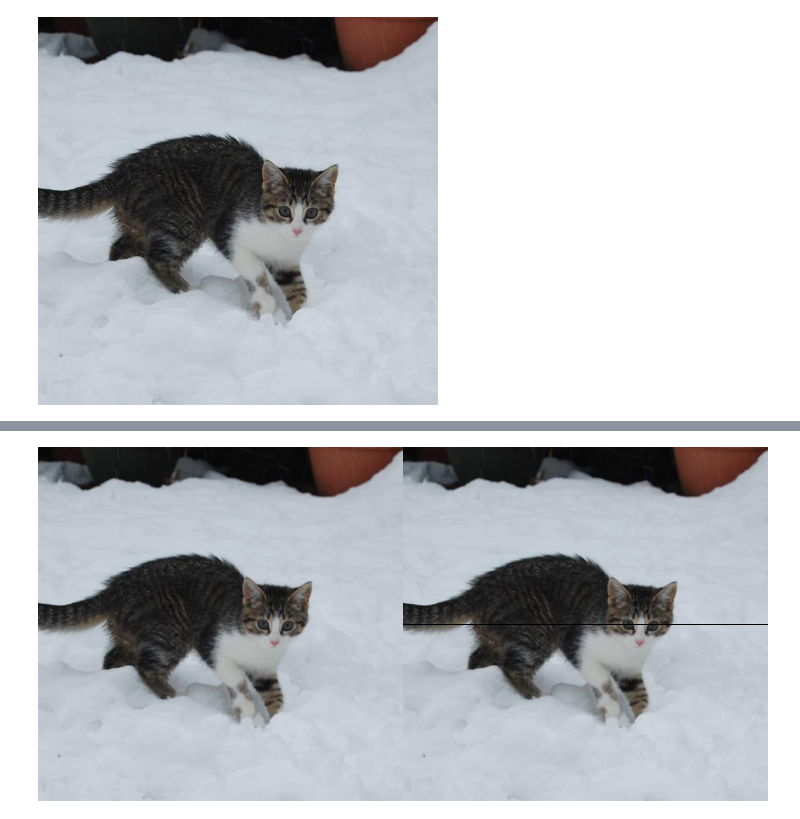
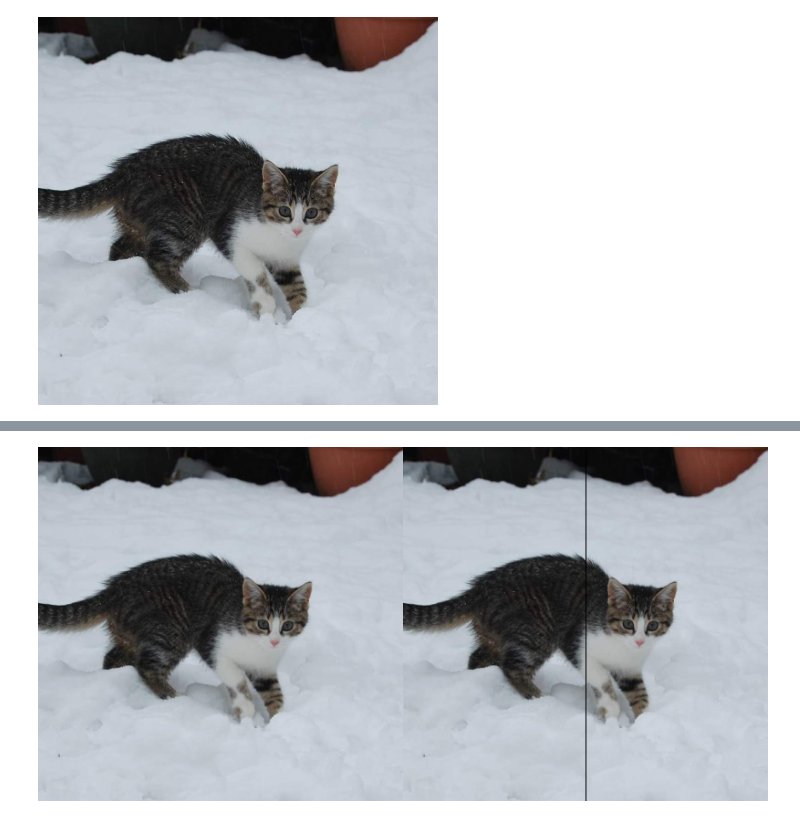
Before and after one commit to bagusjackal/PCVK_Genap_2022, a Jupyter notebook: week1.ipynb, the cells around one changed output, grey strips where cells are left out. Saved outputs shown, nothing was run; the diff lists cells and outputs as text; code cells hidden in the pictures.

```diff
--- a/week1.ipynb
+++ b/week1.ipynb
@@ -39,12 +84,12 @@ resolusi image: tinggi x lebar =  388  x  400
 # %%
 image_2 = cv.cvtColor(image, cv.COLOR_BGR2RGB)
 image_3 = cv.cvtColor(image, cv.COLOR_BGR2RGB)
 
-#membuat garis horizontal ditengah image
-for y in range (lebar):
-  image_3[int((tinggi)/2),y] = [0,0,0]
+#membuat garis vertikal ditengah image
+for y in range (tinggi):
+  image_3[y,int((lebar)/2)] = [0,0,0]
 
 final_frame = cv.hconcat((image_2, image_3))
 cv2_imshow(final_frame)
 # %% [output]
-[figure, old version]
+[figure, new version]
```
Also changed, not shown: parts of 2 cells of this notebook.
